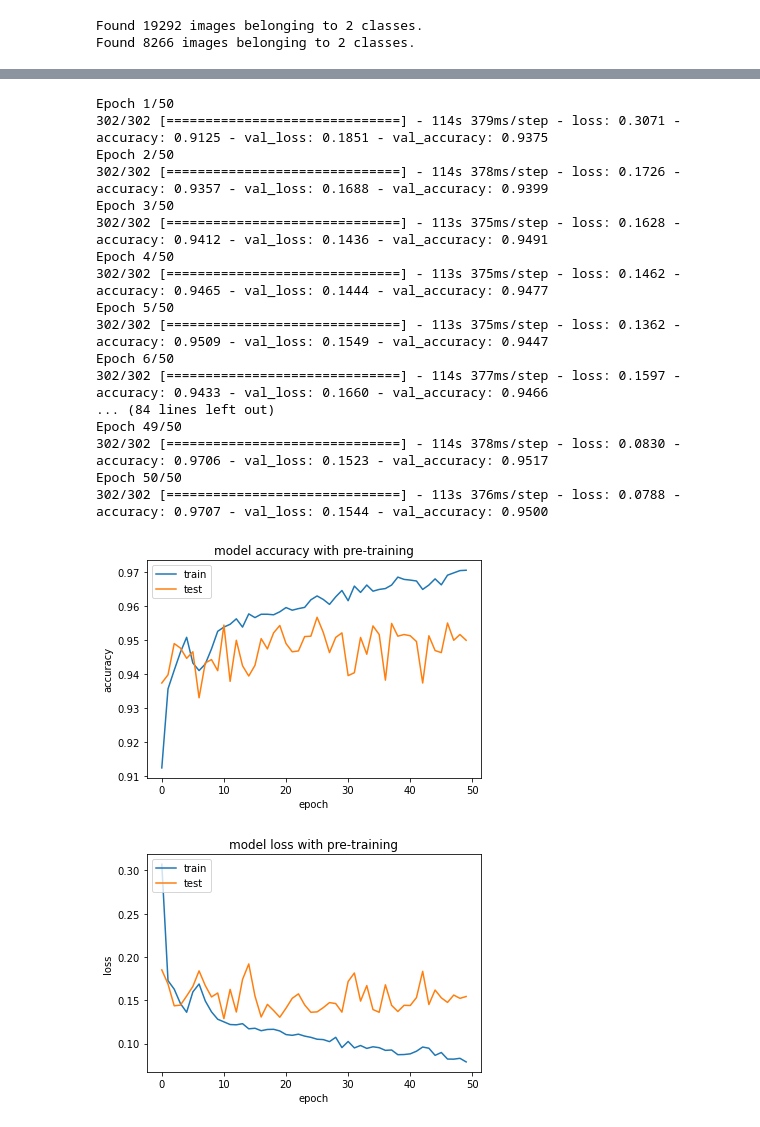
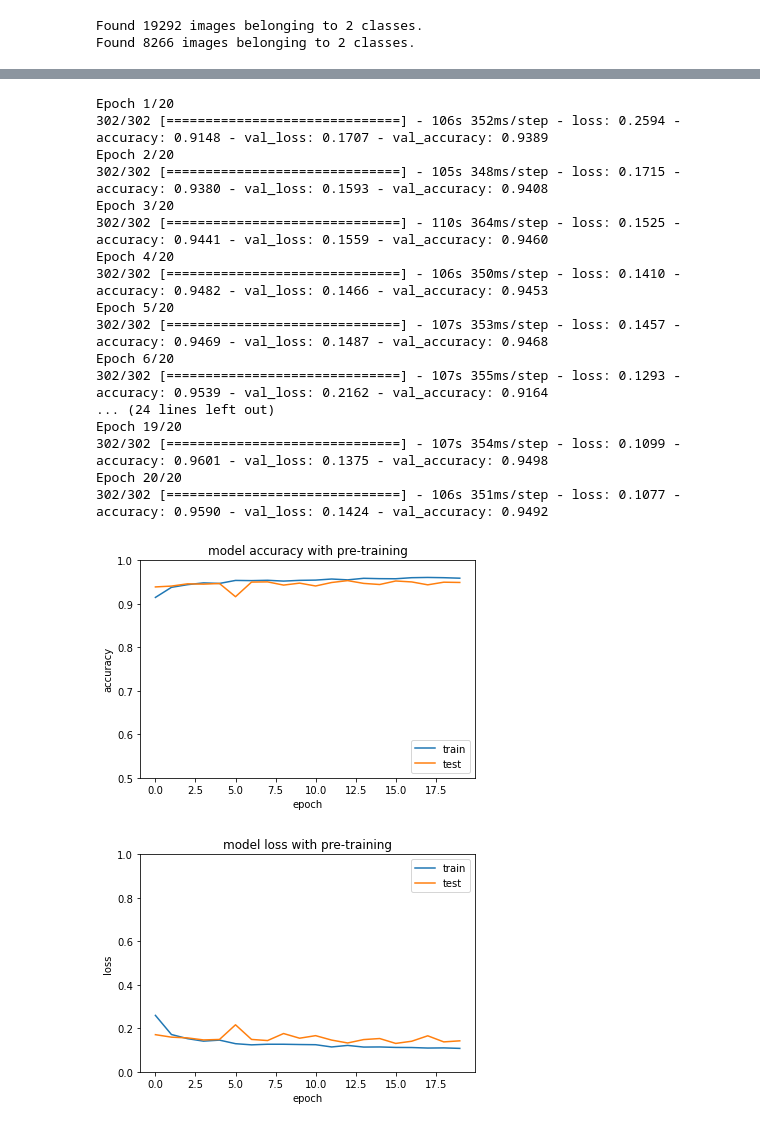
Before and after one commit to wagenrace/cytodata_sessions, a Jupyter notebook: transfer_learning/imagenet_to_malaria_blood_cells.ipynb, the cells around one changed output, grey strips where cells are left out. Drawn from its saved outputs; the diff is of its cells as text; code cells hidden in the pictures.

Commit message:
redo models of malaria
Signed-off-by: tomnijhof <tom.nijhof@cytosmart.com>

```diff
--- a/transfer_learning/imagenet_to_malaria_blood_cells.ipynb
+++ b/transfer_learning/imagenet_to_malaria_blood_cells.ipynb
@@ -7,7 +7,7 @@ except:
     # Invalid device or cannot modify virtual devices once initialized.
     pass
 
-N_EPOCHES = 50
+N_EPOCHES = 20
 BATCH_SIZE = 64
 PATCH_DIMENSIONS = (128, 128)
 DATA_LOCATION = r"D:\data\malaria_dataset"
@@ -119,45 +133,47 @@ plt.show()
 # %%
 model_with_pretrain = create_model("imagenet")
-history = model_with_pretrain.fit(train_generator,
+history_pretrained = model_with_pretrain.fit(train_generator,
             validation_data=validation_generator,
             epochs=N_EPOCHES)
 # %% [output]
-Epoch 1/50
-302/302 [==============================] - 114s 379ms/step - loss: 0.3071 - accuracy: 0.9125 - val_loss: 0.1851 - val_accuracy: 0.9375
-Epoch 2/50
-302/302 [==============================] - 114s 378ms/step - loss: 0.1726 - accuracy: 0.9357 - val_loss: 0.1688 - val_accuracy: 0.9399
-Epoch 3/50
-302/302 [==============================] - 113s 375ms/step - loss: 0.1628 - accuracy: 0.9412 - val_loss: 0.1436 - val_accuracy: 0.9491
-Epoch 4/50
-302/302 [==============================] - 113s 375ms/step - loss: 0.1462 - accuracy: 0.9465 - val_loss: 0.1444 - val_accuracy: 0.9477
-Epoch 5/50
-302/302 [==============================] - 113s 375ms/step - loss: 0.1362 - accuracy: 0.9509 - val_loss: 0.1549 - val_accuracy: 0.9447
-Epoch 6/50
-302/302 [==============================] - 114s 377ms/step - loss: 0.1597 - accuracy: 0.9433 - val_loss: 0.1660 - val_accuracy: 0.9466
-... (84 lines left out)
-Epoch 49/50
-302/302 [==============================] - 114s 378ms/step - loss: 0.0830 - accuracy: 0.9706 - val_loss: 0.1523 - val_accuracy: 0.9517
-Epoch 50/50
-302/302 [==============================] - 113s 376ms/step - loss: 0.0788 - accuracy: 0.9707 - val_loss: 0.1544 - val_accuracy: 0.9500
+Epoch 1/20
+302/302 [==============================] - 106s 352ms/step - loss: 0.2594 - accuracy: 0.9148 - val_loss: 0.1707 - val_accuracy: 0.9389
+Epoch 2/20
+302/302 [==============================] - 105s 348ms/step - loss: 0.1715 - accuracy: 0.9380 - val_loss: 0.1593 - val_accuracy: 0.9408
+Epoch 3/20
+302/302 [==============================] - 110s 364ms/step - loss: 0.1525 - accuracy: 0.9441 - val_loss: 0.1559 - val_accuracy: 0.9460
+Epoch 4/20
+302/302 [==============================] - 106s 350ms/step - loss: 0.1410 - accuracy: 0.9482 - val_loss: 0.1466 - val_accuracy: 0.9453
+Epoch 5/20
+302/302 [==============================] - 107s 353ms/step - loss: 0.1457 - accuracy: 0.9469 - val_loss: 0.1487 - val_accuracy: 0.9468
+Epoch 6/20
+302/302 [==============================] - 107s 355ms/step - loss: 0.1293 - accuracy: 0.9539 - val_loss: 0.2162 - val_accuracy: 0.9164
+... (24 lines left out)
+Epoch 19/20
+302/302 [==============================] - 107s 354ms/step - loss: 0.1099 - accuracy: 0.9601 - val_loss: 0.1375 - val_accuracy: 0.9498
+Epoch 20/20
+302/302 [==============================] - 106s 351ms/step - loss: 0.1077 - accuracy: 0.9590 - val_loss: 0.1424 - val_accuracy: 0.9492
 # %%
 # summarize history for accuracy
-plt.plot(history.history['accuracy'])
-plt.plot(history.history['val_accuracy'])
+plt.plot(history_pretrained.history['accuracy'])
+plt.plot(history_pretrained.history['val_accuracy'])
 plt.title('model accuracy with pre-training')
 plt.ylabel('accuracy')
 plt.xlabel('epoch')
-plt.legend(['train', 'test'], loc='upper left')
+plt.ylim([0.5,1])
+plt.legend(['train', 'test'], loc='lower right')
 plt.show()
 # %% [output]
-[figure, old version]
+[figure, new version]
 # %%
 # summarize history for loss
-plt.plot(history.history['loss'])
-plt.plot(history.history['val_loss'])
+plt.plot(history_pretrained.history['loss'])
+plt.plot(history_pretrained.history['val_loss'])
 plt.title('model loss with pre-training')
 plt.ylabel('loss')
 plt.xlabel('epoch')
-plt.legend(['train', 'test'], loc='upper left')
+plt.ylim([0,1])
+plt.legend(['train', 'test'], loc='upper right')
 plt.show()
 # %% [output]
-[figure, old version]
+[figure, new version]
```
Also changed, not shown: parts of 9 cells of this notebook.
